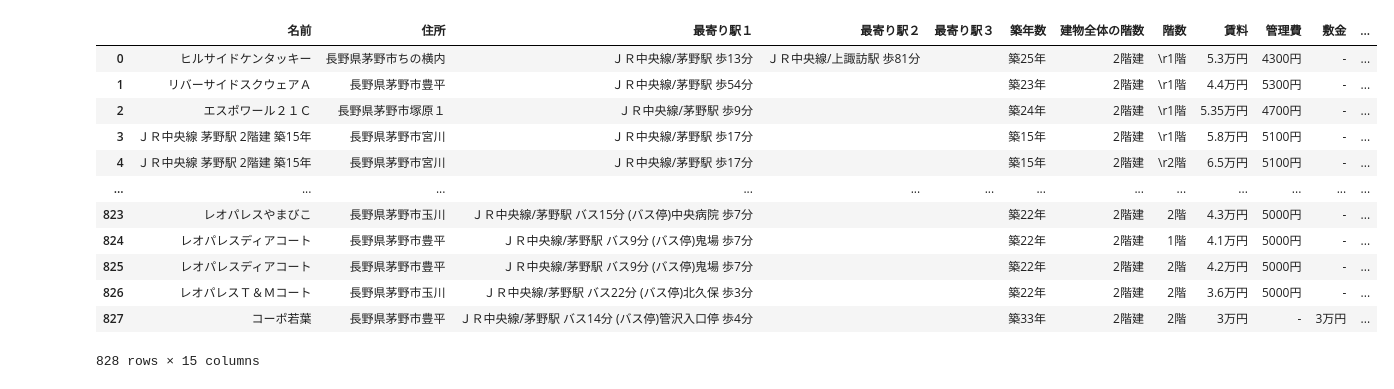
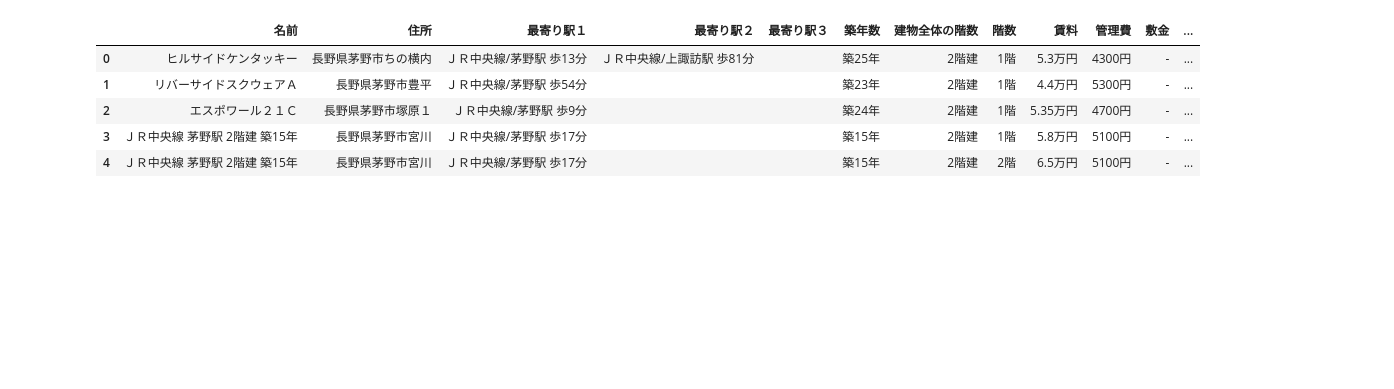
Before and after one commit to N-Hiro0123/tech0_step3-1, a Jupyter notebook: scraping_suumo.ipynb, the cells around one changed output. Saved outputs shown, nothing was run; the diff lists cells and outputs as text; code cells hidden in the pictures; blank space fills up the shorter version.

```diff
--- a/scraping_suumo.ipynb
+++ b/scraping_suumo.ipynb
@@ -19,5 +20,5 @@ rental_property_datas = pd.DataFrame(columns=["名前", "住所", "最寄り駅
 # %%
-for p in range(num_of_pages):
+for p in tqdm(range(num_of_pages)):
 
     # topのページは"&page=1"を付けても開ける
     page_url = load_url + "&page=" + str(p+1)
@@ -60,6 +61,7 @@ for p in range(num_of_pages):
                 layout = _tds[5].find("span", class_="cassetteitem_madori").text
                 area = _tds[5].find("span", class_="cassetteitem_menseki").text
 
+                # DataFrameにまとめた後、rental_property_datasへ追加する
                 _d = pd.DataFrame()
                 _d["名前"] = [name]
                 _d["住所"] = [address]
@@ -77,18 +79,3 @@ for p in range(num_of_pages):
                 _d["面積"] = [area]
 
                 rental_property_datas = pd.concat([rental_property_datas, _d], ignore_index=True)
-                if i == 0 :
-                    print(name)
-                    print(address)
-                    print(station1)
-                    print(station2)
-                    print(station3)
-                    print(building_age)
-                    print(number_of_floors)
-                    print(floor)
-                    print(rent)
-                    print(maintenance_fee)
-                    print(deposit)
-                    print(gratuity)
-                    print(layout)
-                    print(area)
@@ -113,16 +82,9 @@ for p in range(num_of_pages):
 # %%
-rental_property_datas
+rental_property_datas.head()
 # %% [output]
 |  | 名前 | 住所 | 最寄り駅１ | 最寄り駅２ | 最寄り駅３ | 築年数 | 建物全体の階数 | 階数 | 賃料 | 管理費 | 敷金 | ... |
-| 0 | ヒルサイドケンタッキー | 長野県茅野市ちの横内 | ＪＲ中央線/茅野駅 歩13分 | ＪＲ中央線/上諏訪駅 歩81分 |  | 築25年 | 2階建 | \r1階 | 5.3万円 | 4300円 | - | ... |
-| 1 | リバーサイドスクウェアＡ | 長野県茅野市豊平 | ＪＲ中央線/茅野駅 歩54分 |  |  | 築23年 | 2階建 | \r1階 | 4.4万円 | 5300円 | - | ... |
-| 2 | エスポワール２１Ｃ | 長野県茅野市塚原１ | ＪＲ中央線/茅野駅 歩9分 |  |  | 築24年 | 2階建 | \r1階 | 5.35万円 | 4700円 | - | ... |
-| 3 | ＪＲ中央線 茅野駅 2階建 築15年 | 長野県茅野市宮川 | ＪＲ中央線/茅野駅 歩17分 |  |  | 築15年 | 2階建 | \r1階 | 5.8万円 | 5100円 | - | ... |
-| 4 | ＪＲ中央線 茅野駅 2階建 築15年 | 長野県茅野市宮川 | ＪＲ中央線/茅野駅 歩17分 |  |  | 築15年 | 2階建 | \r2階 | 6.5万円 | 5100円 | - | ... |
-| ... | ... | ... | ... | ... | ... | ... | ... | ... | ... | ... | ... | ... |
-| 823 | レオパレスやまびこ | 長野県茅野市玉川 | ＪＲ中央線/茅野駅 バス15分 (バス停)中央病院 歩7分 |  |  | 築22年 | 2階建 | 2階 | 4.3万円 | 5000円 | - | ... |
-| 824 | レオパレスディアコート | 長野県茅野市豊平 | ＪＲ中央線/茅野駅 バス9分 (バス停)鬼場 歩7分 |  |  | 築22年 | 2階建 | 1階 | 4.1万円 | 5000円 | - | ... |
-| 825 | レオパレスディアコート | 長野県茅野市豊平 | ＪＲ中央線/茅野駅 バス9分 (バス停)鬼場 歩7分 |  |  | 築22年 | 2階建 | 2階 | 4.2万円 | 5000円 | - | ... |
-| 826 | レオパレスＴ＆Ｍコート | 長野県茅野市玉川 | ＪＲ中央線/茅野駅 バス22分 (バス停)北久保 歩3分 |  |  | 築22年 | 2階建 | 2階 | 3.6万円 | 5000円 | - | ... |
-| 827 | コーポ若葉 | 長野県茅野市豊平 | ＪＲ中央線/茅野駅 バス14分 (バス停)管沢入口停 歩4分 |  |  | 築33年 | 2階建 | 2階 | 3万円 | - | 3万円 | ... |
+| 0 | ヒルサイドケンタッキー | 長野県茅野市ちの横内 | ＪＲ中央線/茅野駅 歩13分 | ＪＲ中央線/上諏訪駅 歩81分 |  | 築25年 | 2階建 | 1階 | 5.3万円 | 4300円 | - | ... |
+| 1 | リバーサイドスクウェアＡ | 長野県茅野市豊平 | ＪＲ中央線/茅野駅 歩54分 |  |  | 築23年 | 2階建 | 1階 | 4.4万円 | 5300円 | - | ... |
+| 2 | エスポワール２１Ｃ | 長野県茅野市塚原１ | ＪＲ中央線/茅野駅 歩9分 |  |  | 築24年 | 2階建 | 1階 | 5.35万円 | 4700円 | - | ... |
+| 3 | ＪＲ中央線 茅野駅 2階建 築15年 | 長野県茅野市宮川 | ＪＲ中央線/茅野駅 歩17分 |  |  | 築15年 | 2階建 | 1階 | 5.8万円 | 5100円 | - | ... |
+| 4 | ＪＲ中央線 茅野駅 2階建 築15年 | 長野県茅野市宮川 | ＪＲ中央線/茅野駅 歩17分 |  |  | 築15年 | 2階建 | 2階 | 6.5万円 | 5100円 | - | ... |
-828 rows × 15 columns
```
Also changed, not shown: parts of 9 cells of this notebook.
